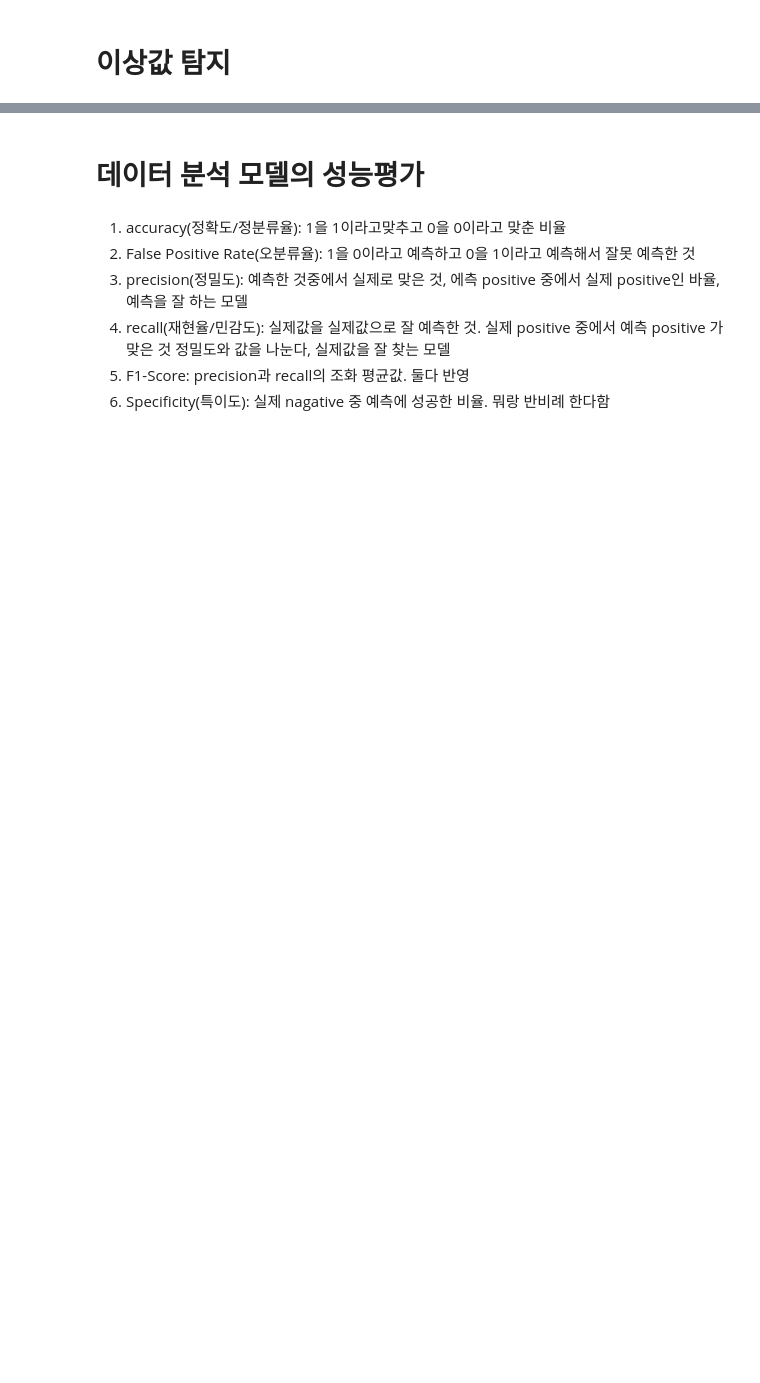
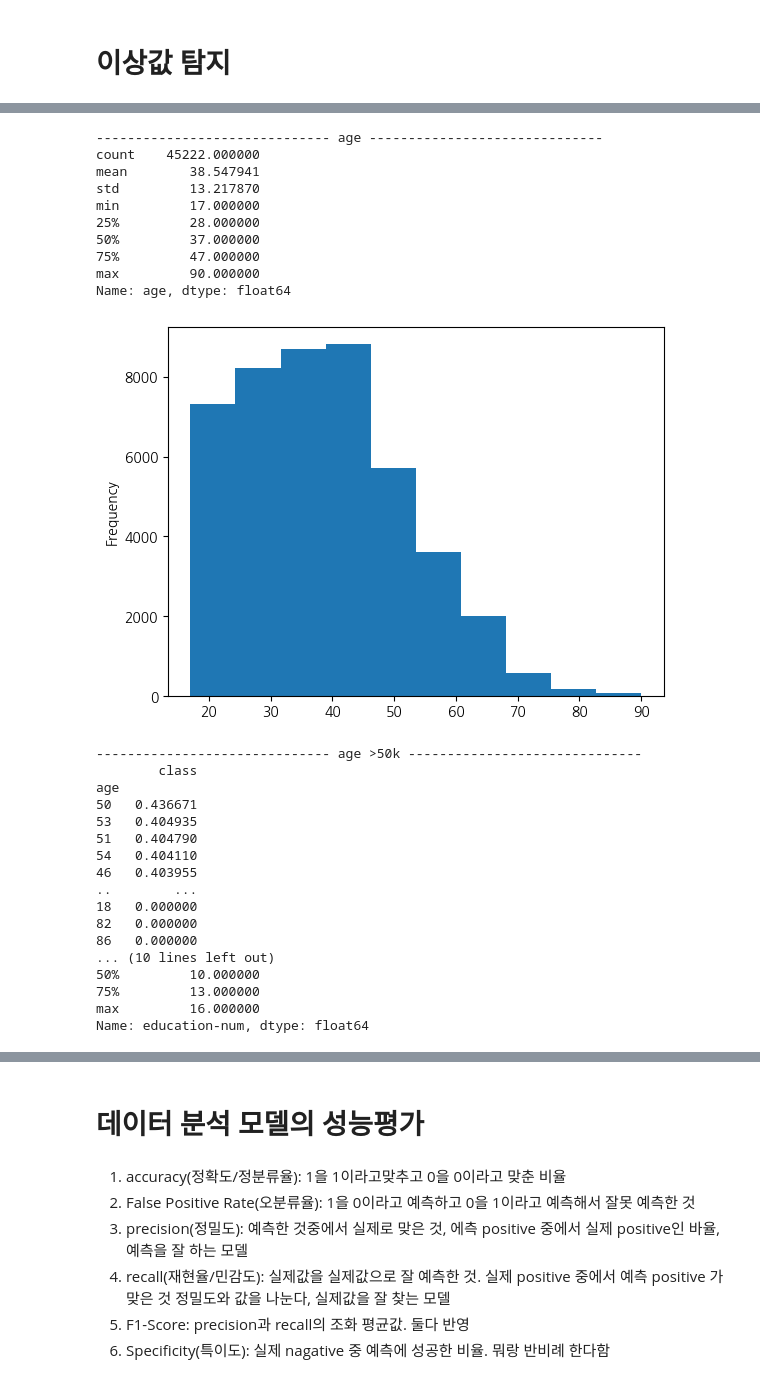
Before and after one commit to hyun111111/fintech_service_2nd, a Jupyter notebook: 05machine_learning/09지도학습_분류분석_연봉데이터_배깅_부스팅(내꺼).ipynb, the cells around one changed output, grey strips where cells are left out. Drawn from its saved outputs; the diff is of its cells as text; code cells hidden in the pictures; blank space fills up the shorter version.

```diff
--- a/05machine_learning/09지도학습_분류분석_연봉데이터_배깅_부스팅(내꺼).ipynb
+++ b/05machine_learning/09지도학습_분류분석_연봉데이터_배깅_부스팅(내꺼).ipynb
@@ -1337,2 +1328,5 @@ Name: class, Length: 45222, dtype: int64
 # %% [markdown]
 # 이상값 탐지
+# %%
+obj_cols = df2.select_dtypes(include = 'object')
+int_cols = df2.select_dtypes(exclude = 'object')
@@ -1339,5 +1339,14 @@ Name: class, Length: 45222, dtype: int64
 # %%
 important_cols = []
-for col in df2.iloc[]:
+for col in obj_cols:
+
     print('-'*30,col,'-'*30)
-    if col.dtype == 'object'
+    print(f'{col}_unique:{len(df2[col].unique())},{df2[col].unique()}')
+    print(df2[col].value_counts())
+
+    print('-'*30,col,'>50k','-'*30)
+    print(df2[[col,'class']].groupby(col).mean().sort_values(by='class', ascending=False))
+    result = df2[[col,'class']].groupby(col).mean().sort_values(by='class', ascending=False)
+    important_cols.append(result[result['class'] >0.4 ].index)
+
+print(important_cols)
@@ -1343,0 +1382,40 @@ for col in df2.iloc[]:
+# %%
+for num in int_cols.iloc[:,:-1]:
+    print('-'*30,num,'-'*30)
+    print(df2[num].describe())
+    int_cols[num].plot(kind='hist')
+    plt.show()
+
+    print('-'*30,num,'>50k','-'*30)
+    print(df2[[num, 'class']].groupby(num).mean().sort_values(by='class', ascending=False))
+    result = df2[[num, 'class']].groupby(num).mean().sort_values(by='class', ascending=False)
+    important_cols.append(result[result['class'] > 0.4].index)
+# %% [output]
+------------------------------ age ------------------------------
+count    45222.000000
+mean        38.547941
+std         13.217870
+min         17.000000
+25%         28.000000
+50%         37.000000
+75%         47.000000
+max         90.000000
+Name: age, dtype: float64
+[figure, added]
+------------------------------ age >50k ------------------------------
+        class
+age
+50   0.436671
+53   0.404935
+51   0.404790
+54   0.404110
+46   0.403955
+..        ...
+18   0.000000
+82   0.000000
+86   0.000000
+... (10 lines left out)
+50%         10.000000
+75%         13.000000
+max         16.000000
+Name: education-num, dtype: float64
```
Also changed, not shown: parts of 46 cells of this notebook, 5 other files.
